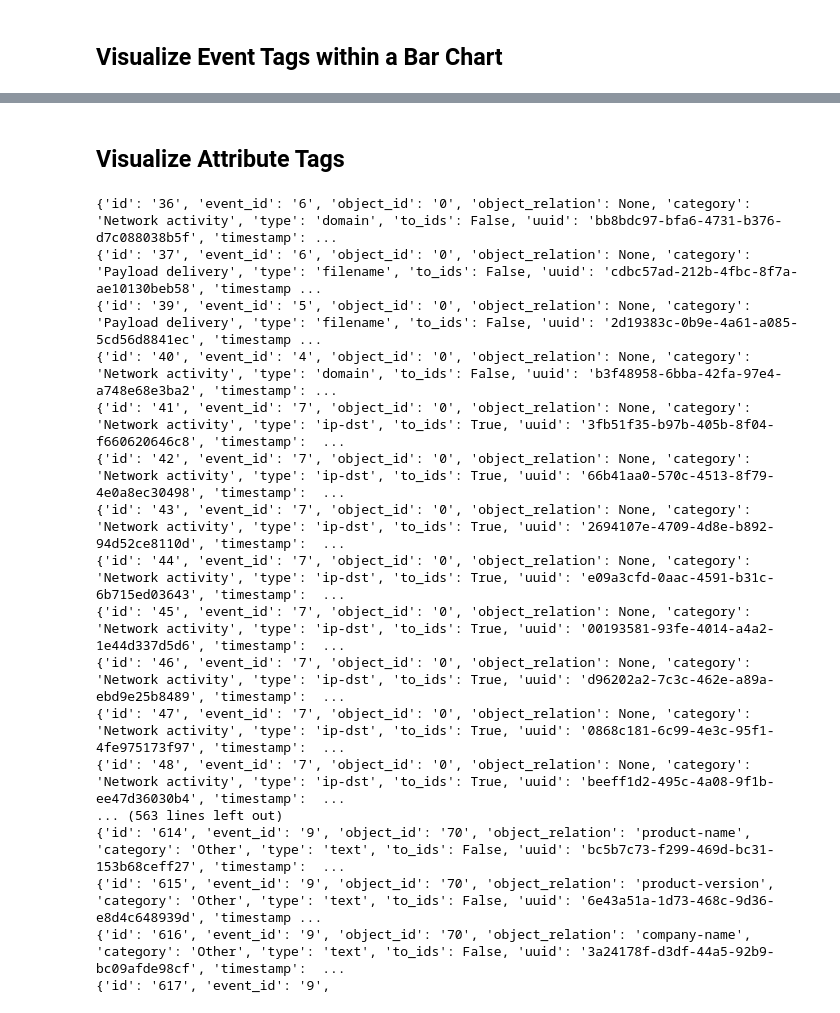
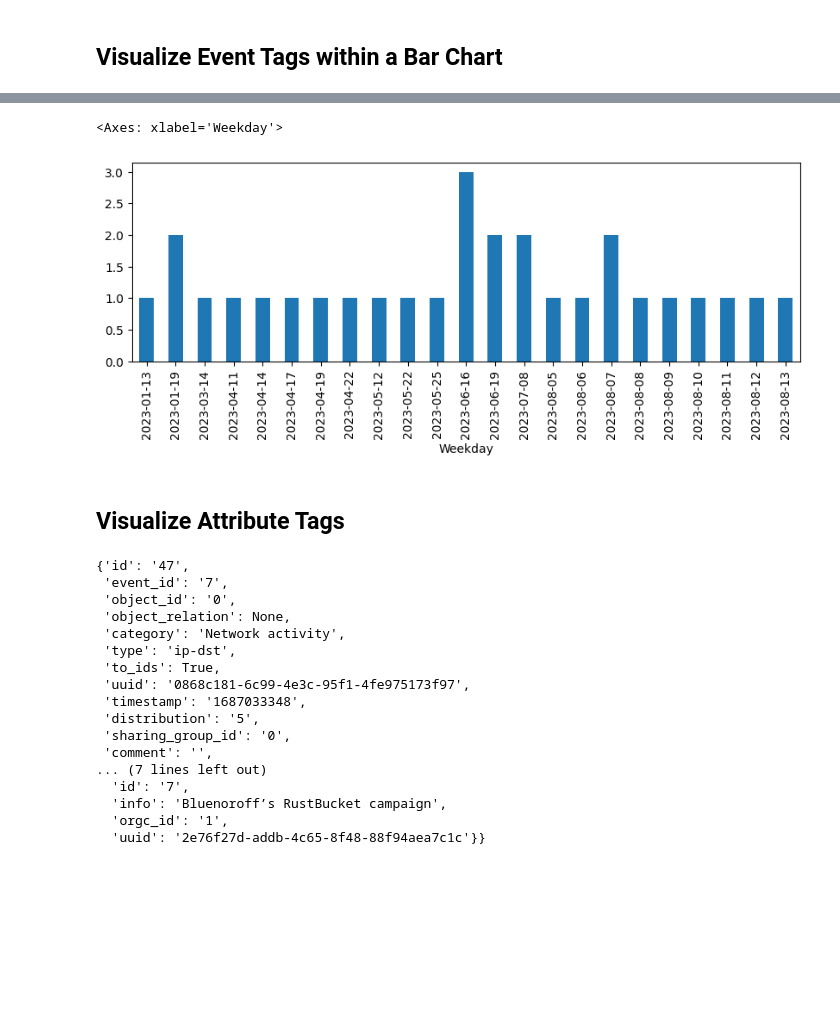
Before and after one commit to 3697503/CTI-Automation-Platform, a Jupyter notebook: jupyter-analysis/misp_metrics.ipynb, the cells around one changed output, grey strips where cells are left out. Drawn from its saved outputs; the diff is of its cells as text; code cells hidden in the pictures; blank space fills up the shorter version.

```diff
--- a/jupyter-analysis/misp_metrics.ipynb
+++ b/jupyter-analysis/misp_metrics.ipynb
@@ -48,26 +69,34 @@ plt.show()
+# %%
+events_transformed = jmespath.search("[].Event.{id: id, timestamp: timestamp}", events)
+events_df = pd.json_normalize(events_transformed)
+events_df["timestamp"] = pd.to_datetime(events_df["timestamp"], unit='s')
+events_df['Weekday'] = events_df['timestamp'].apply(lambda d : d.date())
+events_df.groupby(['Weekday']).count()['id'].plot(kind='bar', figsize=[10,3])
+# %% [output]
+<Axes: xlabel='Weekday'>
+[figure, added]
 # %% [markdown]
 ## Visualize Attribute Tags
 # %%
 attributes = misp.search(controller='attributes')
 tags = jmespath.search('[].Attribute.Tag[].name', attributes)
-# %%
-for attribute in attributes['Attribute']:
-    print(attribute)
-# %% [output]
-{'id': '36', 'event_id': '6', 'object_id': '0', 'object_relation': None, 'category': 'Network activity', 'type': 'domain', 'to_ids': False, 'uuid': 'bb8bdc97-bfa6-4731-b376-d7c088038b5f', 'timestamp': ...
-{'id': '37', 'event_id': '6', 'object_id': '0', 'object_relation': None, 'category': 'Payload delivery', 'type': 'filename', 'to_ids': False, 'uuid': 'cdbc57ad-212b-4fbc-8f7a-ae10130beb58', 'timestamp ...
-{'id': '39', 'event_id': '5', 'object_id': '0', 'object_relation': None, 'category': 'Payload delivery', 'type': 'filename', 'to_ids': False, 'uuid': '2d19383c-0b9e-4a61-a085-5cd56d8841ec', 'timestamp ...
-{'id': '40', 'event_id': '4', 'object_id': '0', 'object_relation': None, 'category': 'Network activity', 'type': 'domain', 'to_ids': False, 'uuid': 'b3f48958-6bba-42fa-97e4-a748e68e3ba2', 'timestamp': ...
-{'id': '41', 'event_id': '7', 'object_id': '0', 'object_relation': None, 'category': 'Network activity', 'type': 'ip-dst', 'to_ids': True, 'uuid': '3fb51f35-b97b-405b-8f04-f660620646c8', 'timestamp':  ...
-{'id': '42', 'event_id': '7', 'object_id': '0', 'object_relation': None, 'category': 'Network activity', 'type': 'ip-dst', 'to_ids': True, 'uuid': '66b41aa0-570c-4513-8f79-4e0a8ec30498', 'timestamp':  ...
-{'id': '43', 'event_id': '7', 'object_id': '0', 'object_relation': None, 'category': 'Network activity', 'type': 'ip-dst', 'to_ids': True, 'uuid': '2694107e-4709-4d8e-b892-94d52ce8110d', 'timestamp':  ...
-{'id': '44', 'event_id': '7', 'object_id': '0', 'object_relation': None, 'category': 'Network activity', 'type': 'ip-dst', 'to_ids': True, 'uuid': 'e09a3cfd-0aac-4591-b31c-6b715ed03643', 'timestamp':  ...
-{'id': '45', 'event_id': '7', 'object_id': '0', 'object_relation': None, 'category': 'Network activity', 'type': 'ip-dst', 'to_ids': True, 'uuid': '00193581-93fe-4014-a4a2-1e44d337d5d6', 'timestamp':  ...
-{'id': '46', 'event_id': '7', 'object_id': '0', 'object_relation': None, 'category': 'Network activity', 'type': 'ip-dst', 'to_ids': True, 'uuid': 'd96202a2-7c3c-462e-a89a-ebd9e25b8489', 'timestamp':  ...
-{'id': '47', 'event_id': '7', 'object_id': '0', 'object_relation': None, 'category': 'Network activity', 'type': 'ip-dst', 'to_ids': True, 'uuid': '0868c181-6c99-4e3c-95f1-4fe975173f97', 'timestamp':  ...
-{'id': '48', 'event_id': '7', 'object_id': '0', 'object_relation': None, 'category': 'Network activity', 'type': 'ip-dst', 'to_ids': True, 'uuid': 'beeff1d2-495c-4a08-9f1b-ee47d36030b4', 'timestamp':  ...
-... (563 lines left out)
-{'id': '614', 'event_id': '9', 'object_id': '70', 'object_relation': 'product-name', 'category': 'Other', 'type': 'text', 'to_ids': False, 'uuid': 'bc5b7c73-f299-469d-bc31-153b68ceff27', 'timestamp':  ...
-{'id': '615', 'event_id': '9', 'object_id': '70', 'object_relation': 'product-version', 'category': 'Other', 'type': 'text', 'to_ids': False, 'uuid': '6e43a51a-1d73-468c-9d36-e8d4c648939d', 'timestamp ...
-{'id': '616', 'event_id': '9', 'object_id': '70', 'object_relation': 'company-name', 'category': 'Other', 'type': 'text', 'to_ids': False, 'uuid': '3a24178f-d3df-44a5-92b9-bc09afde98cf', 'timestamp':  ...
-{'id': '617', 'event_id': '9',
+# %%
+attributes["Attribute"][10]
+# %% [output]
+{'id': '47',
+ 'event_id': '7',
+ 'object_id': '0',
+ 'object_relation': None,
+ 'category': 'Network activity',
+ 'type': 'ip-dst',
+ 'to_ids': True,
+ 'uuid': '0868c181-6c99-4e3c-95f1-4fe975173f97',
+ 'timestamp': '1687033348',
+ 'distribution': '5',
+ 'sharing_group_id': '0',
+ 'comment': '',
+... (7 lines left out)
+  'id': '7',
+  'info': 'Bluenoroff’s RustBucket campaign',
+  'orgc_id': '1',
+  'uuid': '2e76f27d-addb-4c65-8f48-88f94aea7c1c'}}
```
Also changed, not shown: parts of 6 cells of this notebook, 9 other files.
